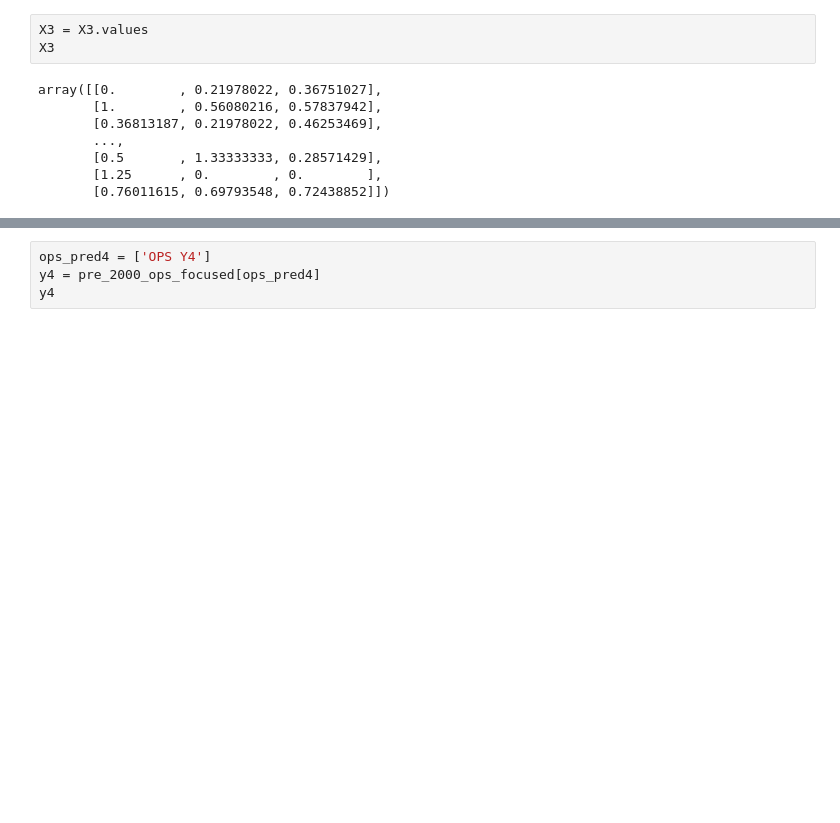
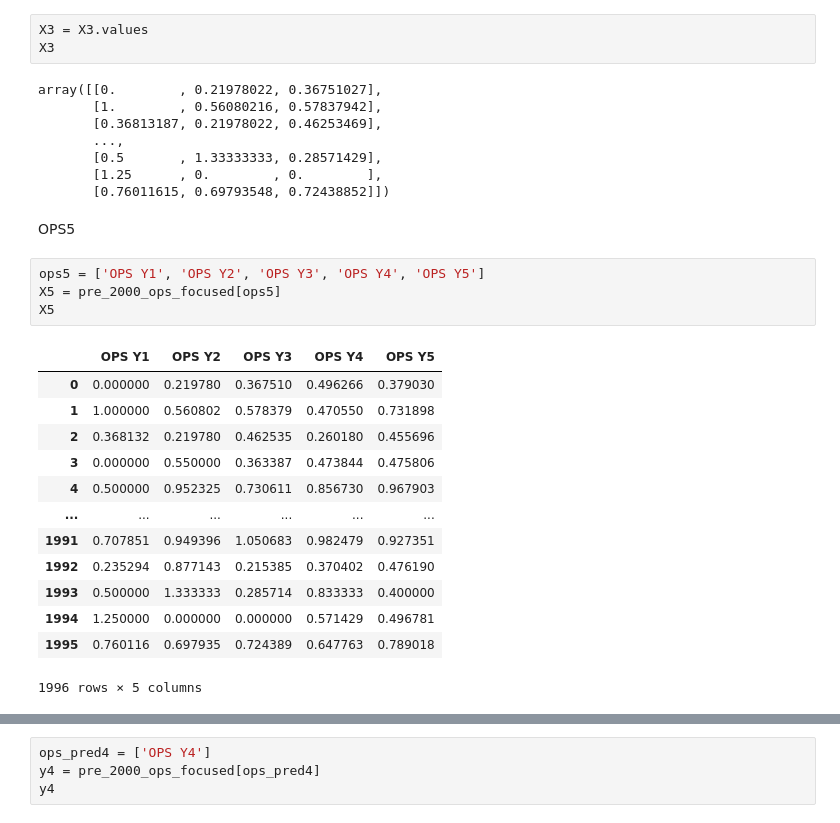
Before and after one commit to donnajharris/cp640_project, a Jupyter notebook: harr2890_project/har2890_project_step5_ops_modelling.ipynb, the cells around one changed output, grey strips where cells are left out. Cells and saved outputs as stored; diff of their text form; blank space fills up the shorter version.

```diff
--- a/harr2890_project/har2890_project_step5_ops_modelling.ipynb
+++ b/harr2890_project/har2890_project_step5_ops_modelling.ipynb
@@ -136,3 +136,23 @@ array([[0.        , 0.21978022, 0.36751027],
        [0.5       , 1.33333333, 0.28571429],
        [1.25      , 0.        , 0.        ],
        [0.76011615, 0.69793548, 0.72438852]])
+# %% [markdown]
+OPS5
+# %%
+ops5 = ['OPS Y1', 'OPS Y2', 'OPS Y3', 'OPS Y4', 'OPS Y5']
+X5 = pre_2000_ops_focused[ops5]
+X5
+# %% [output]
+|  | OPS Y1 | OPS Y2 | OPS Y3 | OPS Y4 | OPS Y5 |
+| 0 | 0.000000 | 0.219780 | 0.367510 | 0.496266 | 0.379030 |
+| 1 | 1.000000 | 0.560802 | 0.578379 | 0.470550 | 0.731898 |
+| 2 | 0.368132 | 0.219780 | 0.462535 | 0.260180 | 0.455696 |
+| 3 | 0.000000 | 0.550000 | 0.363387 | 0.473844 | 0.475806 |
+| 4 | 0.500000 | 0.952325 | 0.730611 | 0.856730 | 0.967903 |
+| ... | ... | ... | ... | ... | ... |
+| 1991 | 0.707851 | 0.949396 | 1.050683 | 0.982479 | 0.927351 |
+| 1992 | 0.235294 | 0.877143 | 0.215385 | 0.370402 | 0.476190 |
+| 1993 | 0.500000 | 1.333333 | 0.285714 | 0.833333 | 0.400000 |
+| 1994 | 1.250000 | 0.000000 | 0.000000 | 0.571429 | 0.496781 |
+| 1995 | 0.760116 | 0.697935 | 0.724389 | 0.647763 | 0.789018 |
+1996 rows × 5 columns
```
Also changed, not shown: parts of 33 cells of this notebook.
